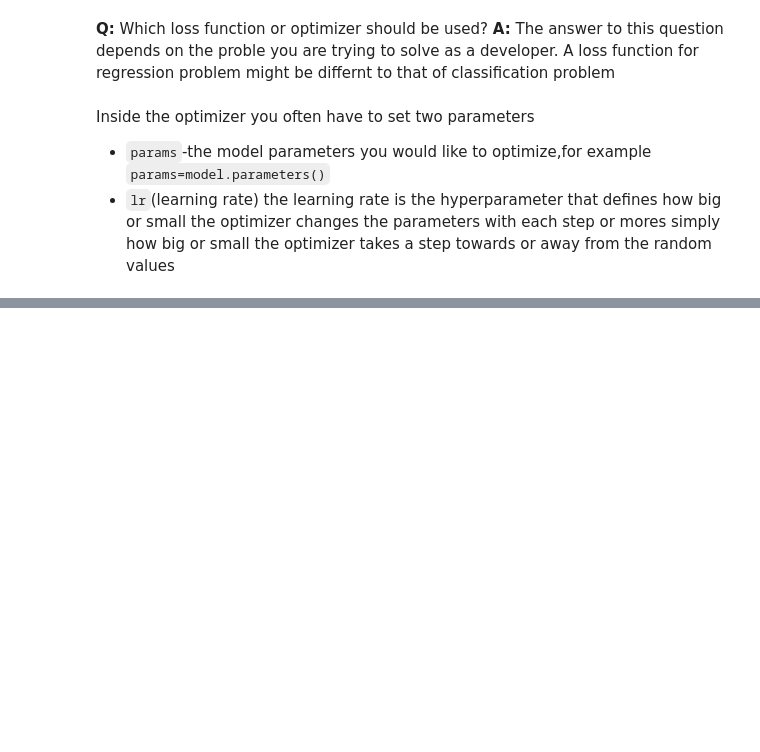
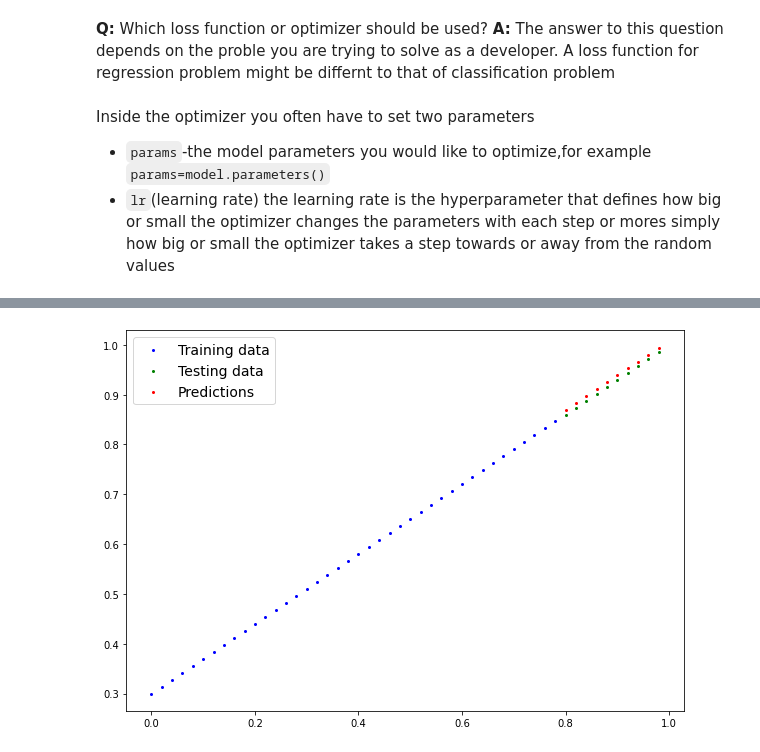
Before and after one commit to saqib-rgb/ML-With-Pytorch, a Jupyter notebook: PyTorch_Workflow.ipynb, the cells around one changed output, grey strips where cells are left out. Saved outputs shown, nothing was run; the diff lists cells and outputs as text; code cells hidden in the pictures; blank space fills up the shorter version.

```diff
--- a/PyTorch_Workflow.ipynb
+++ b/PyTorch_Workflow.ipynb
@@ -240,0 +241,39 @@ Inside the optimizer you often have to set two parameters
+# %%
+# An epoch is one loop through the data(this is also a hyperparameters because we set it ourselves)
+epochs=200
+# track different values
+epoch_count=[]
+loss_values=[]
+test_loss_values=[]
+### Training
+# 0. loop throght th data
+for epoch in range(epochs):
+  #set the model to training mode
+  model_0.train()# train mode in PyTorch sets all parameters that requires gradient to require gradients
+  #1. Forward pass
+  y_pred=model_0(X_train)
+  # 2. Calculate the loss
+  loss=loss_fn(y_pred,y_train)
+  #3. Optimizer zero grad
+  optimizer.zero_grad()
+  #4. perform back propogation on the loss with respect to the parameters of the model
+  loss.backward()
+  #5. Step the optimizer(perform gradient descent)
+  optimizer.step() # by degault how the optimizer changes will accumulate throgh the loop so...we have to zero them above step 3 for next iteration
+
+# Testing
+  model_0.eval()# turns off different settings not needed for evaluation purpose
+  with torch.inference_mode():#turns off gradient tracking
+    # 1. Do the forward pass
+    test_pred=model_0(X_test)
+    # 2. Calculate the loss
+    test_loss=loss_fn(test_pred,y_test)
+    # print out whats happening
+  if epoch % 10 ==0:
+    epoch_count.append(epoch)
+    loss_values.append(loss)
+    test_loss_values.append(test_loss)
+    print(f'Epoch:{epoch}|loss:{loss}|Test loss:{test_loss}')
+
+# Print out model state_dict()
+model_0.state_dict()
@@ -240,0 +321,7 @@ Inside the optimizer you often have to set two parameters
+# %%
+with torch.inference_mode():
+  y_pred_test=model_0(X_test)
+# %%
+plot_predictions(predictions=y_pred_test)
+# %% [output]
+[figure, added]
```
Also changed, not shown: parts of 43 cells of this notebook.
